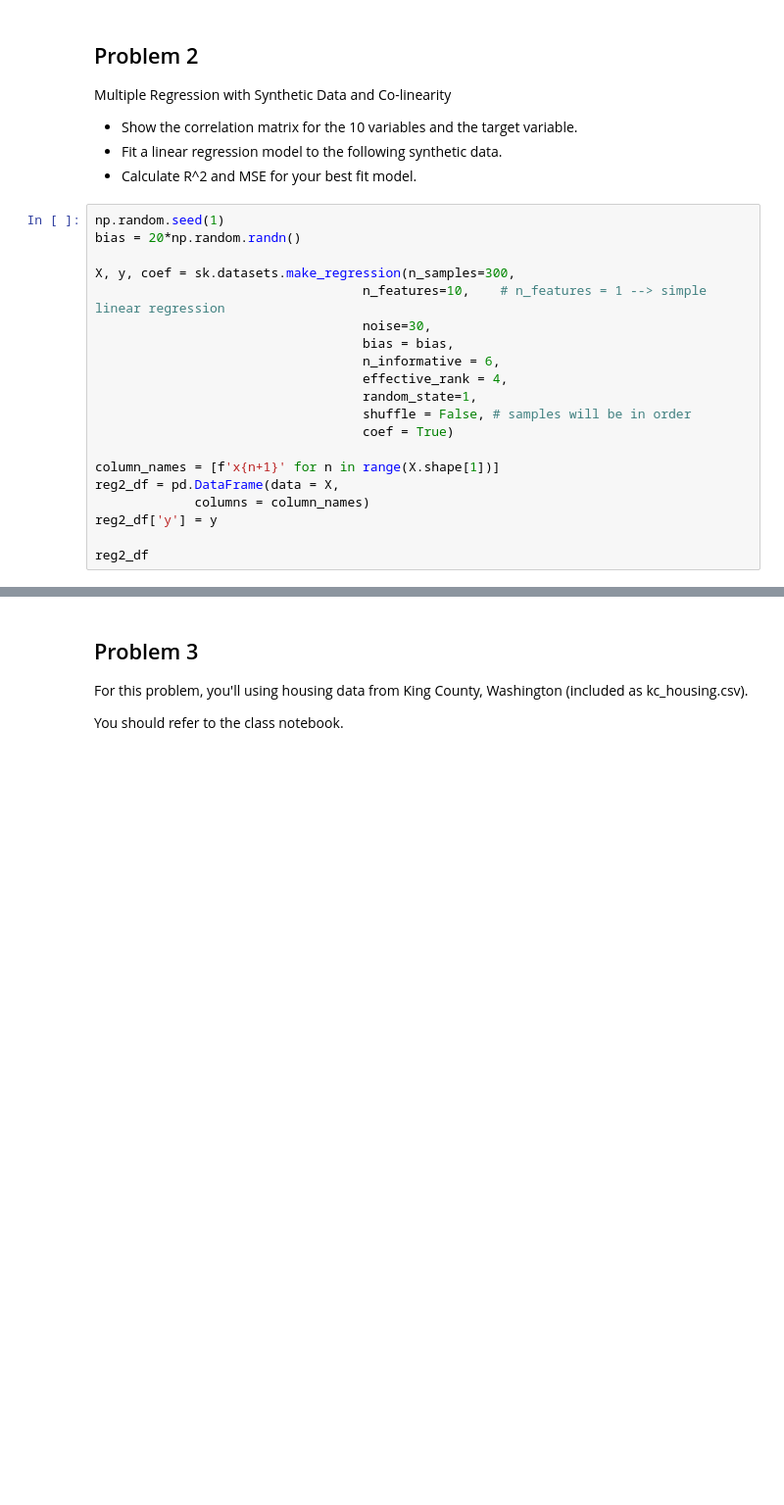
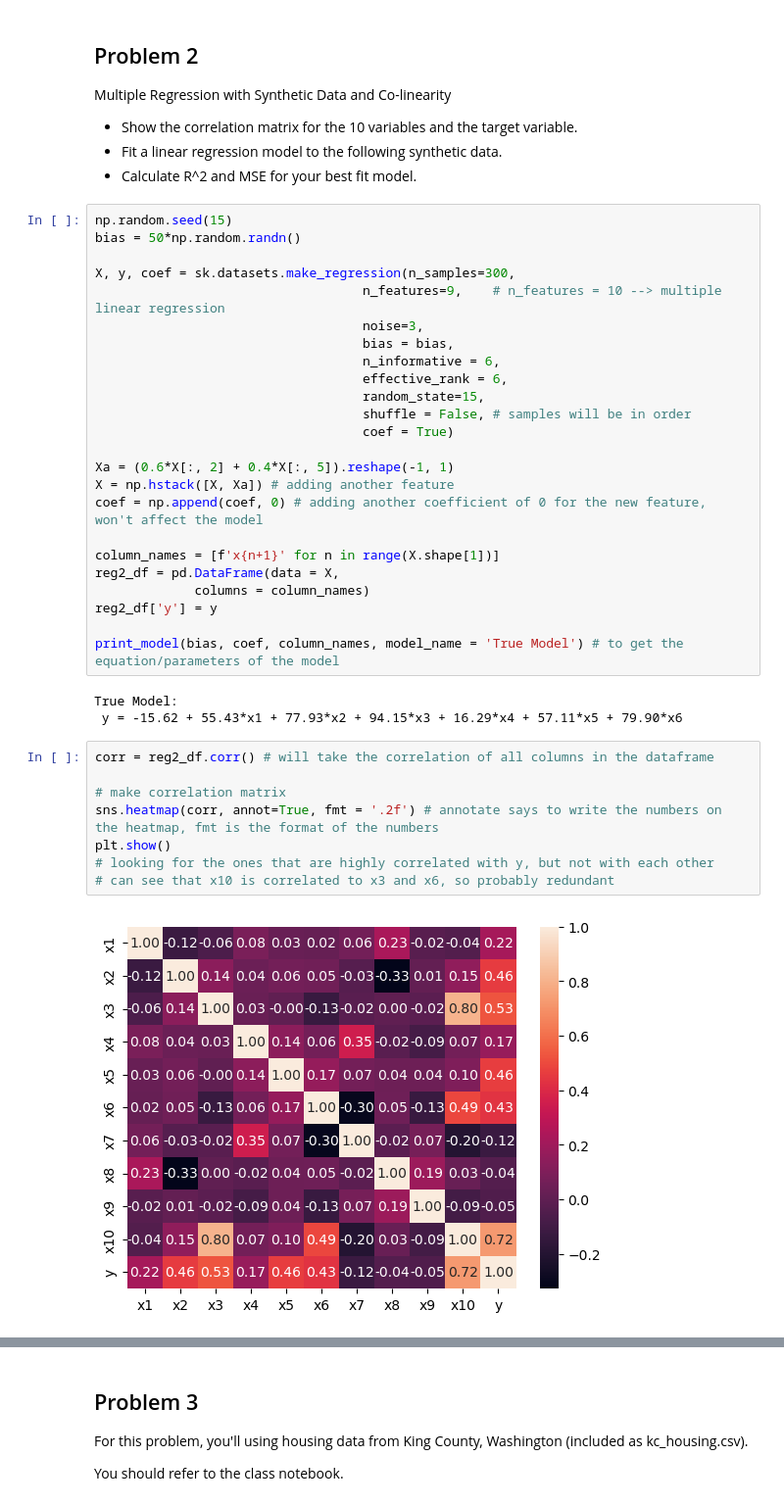
Before and after one commit to GettysburgDataScience/ps1-linear-regression-andeka04, a Jupyter notebook: PS1.ipynb, the cells around one changed output, grey strips where cells are left out. Shown: that part at 98% size. Drawn from its saved outputs; the diff is of its cells as text; blank space fills up the shorter version.

```diff
--- a/PS1.ipynb
+++ b/PS1.ipynb
@@ -94,22 +117,39 @@ Multiple Regression with Synthetic Data and Co-linearity
  - Fit a linear regression model to the following synthetic data.
  - Calculate R^2 and MSE for your best fit model.
 # %%
-np.random.seed(1)
-bias = 20*np.random.randn()
+np.random.seed(15)
+bias = 50*np.random.randn()
 
 X, y, coef = sk.datasets.make_regression(n_samples=300,
-                                   n_features=10,    # n_features = 1 --> simple linear regression
-                                   noise=30,
+                                   n_features=9,    # n_features = 10 --> multiple linear regression
+                                   noise=3,
                                    bias = bias,
                                    n_informative = 6,
-                                   effective_rank = 4,
-                                   random_state=1,
+                                   effective_rank = 6,
+                                   random_state=15,
                                    shuffle = False, # samples will be in order
                                    coef = True)
+
+Xa = (0.6*X[:, 2] + 0.4*X[:, 5]).reshape(-1, 1)
+X = np.hstack([X, Xa]) # adding another feature
+coef = np.append(coef, 0) # adding another coefficient of 0 for the new feature, won't affect the model
 
 column_names = [f'x{n+1}' for n in range(X.shape[1])]
 reg2_df = pd.DataFrame(data = X,
              columns = column_names)
 reg2_df['y'] = y
 
-reg2_df
+print_model(bias, coef, column_names, model_name = 'True Model') # to get the equation/parameters of the model
+# %% [output]
+True Model:
+ y = -15.62 + 55.43*x1 + 77.93*x2 + 94.15*x3 + 16.29*x4 + 57.11*x5 + 79.90*x6
+# %%
+corr = reg2_df.corr() # will take the correlation of all columns in the dataframe
+
+# make correlation matrix
+sns.heatmap(corr, annot=True, fmt = '.2f') # annotate says to write the numbers on the heatmap, fmt is the format of the numbers
+plt.show()
+# looking for the ones that are highly correlated with y, but not with each other
+# can see that x10 is correlated to x3 and x6, so probably redundant
+# %% [output]
+[figure, added]
```
Also changed, not shown: parts of 26 cells of this notebook.
